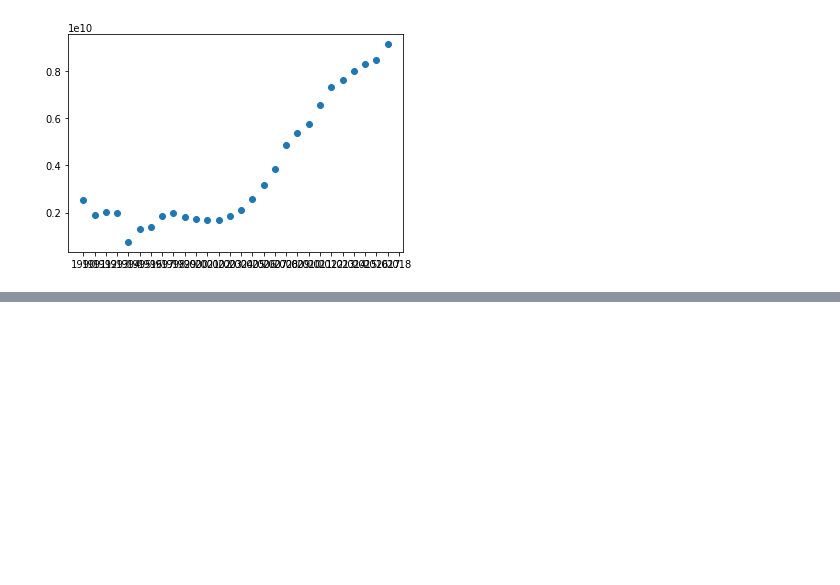
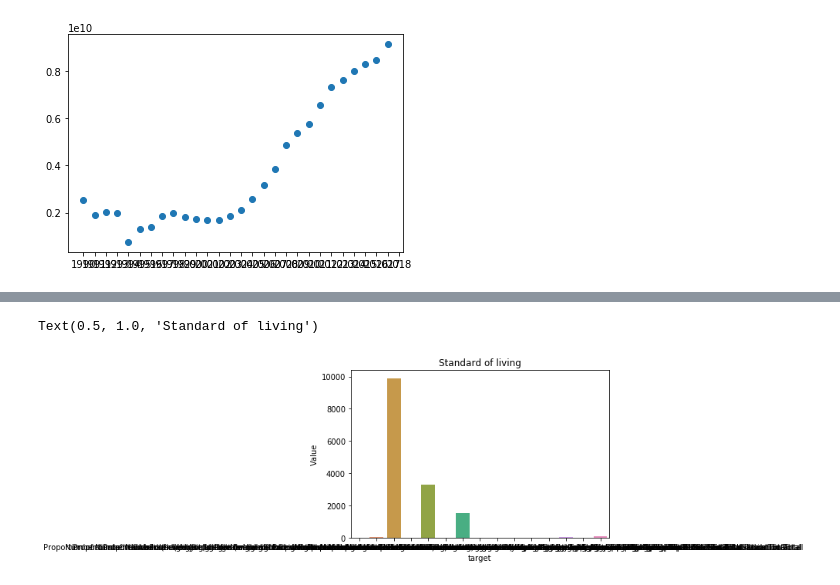
Before and after one commit to OmolaraAdisa/Omolara_capstone_project, a Jupyter notebook: Standard of living.ipynb, the cells around one changed output, grey strips where cells are left out. Cells and saved outputs as stored; diff of their text form; code cells hidden in the pictures; blank space fills up the shorter version.

```diff
--- a/Standard of living.ipynb
+++ b/Standard of living.ipynb
@@ -124,2 +117,2 @@ Date
 # %%
-print((sdg[sdg['goal'] == 'Goal 2. End hunger, achieve food security and improved nutrition and promote sustainable agriculture']))
+Goal2 = (sdg[sdg['goal'] == 'Goal 2. End hunger, achieve food security and improved nutrition and promote sustainable agriculture'])
@@ -680,0 +416,6 @@ ValueError: Could not interpret input 'Goal 1. End poverty in all its forms ever
+# %%
+visual = sns.barplot(x = 'target', y = 'Value', data=Goal2, ci = None)
+visual.set_title('Standard of living')
+# %% [output]
+Text(0.5, 1.0, 'Standard of living')
+[figure, added]
```
Also changed, not shown: parts of 25 cells of this notebook.
